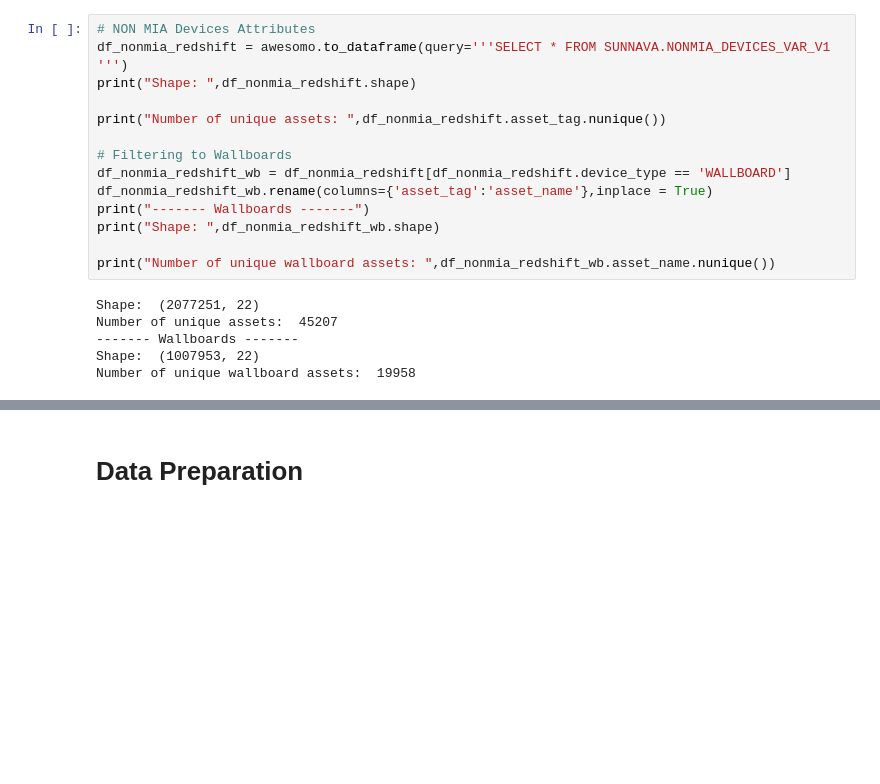
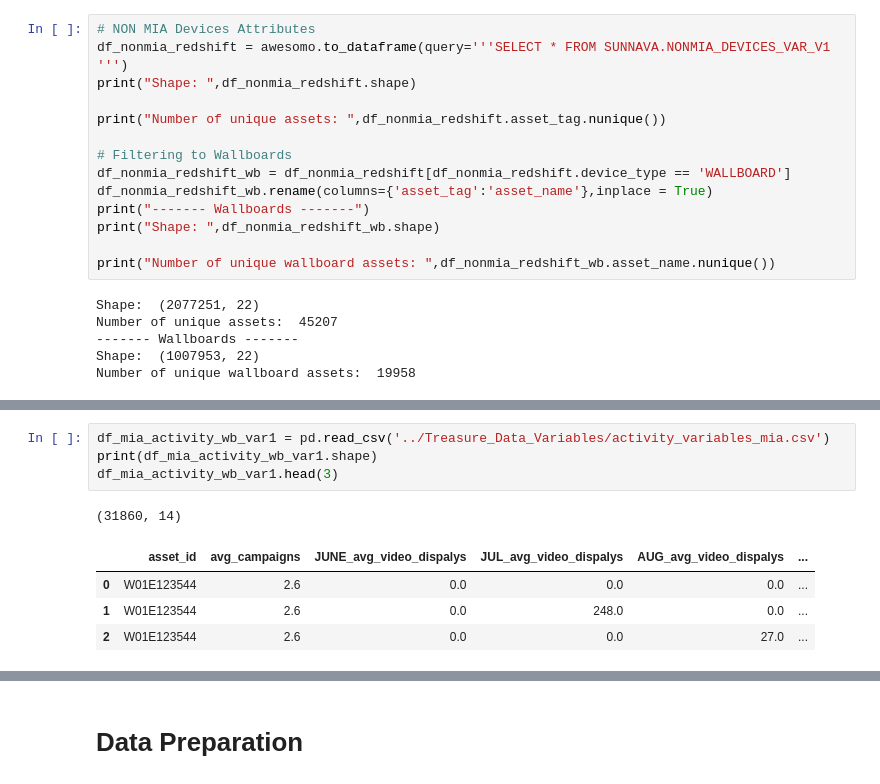
Before and after one commit to oh-swetha-unnava/MIA_Analysis, a Jupyter notebook: Wallboard/JupyterNotebooks/Wallboard_dataprep.ipynb, the cells around one changed output, grey strips where cells are left out. Saved outputs shown, nothing was run; the diff lists cells and outputs as text; blank space fills up the shorter version.

```diff
--- a/Wallboard/JupyterNotebooks/Wallboard_dataprep.ipynb
+++ b/Wallboard/JupyterNotebooks/Wallboard_dataprep.ipynb
@@ -63,0 +80,10 @@ Number of unique wallboard assets:  19958
+# %%
+df_mia_activity_wb_var1 = pd.read_csv('../Treasure_Data_Variables/activity_variables_mia.csv')
+print(df_mia_activity_wb_var1.shape)
+df_mia_activity_wb_var1.head(3)
+# %% [output]
+(31860, 14)
+|  | asset_id | avg_campaigns | JUNE_avg_video_dispalys | JUL_avg_video_dispalys | AUG_avg_video_dispalys | ... |
+| 0 | W01E123544 | 2.6 | 0.0 | 0.0 | 0.0 | ... |
+| 1 | W01E123544 | 2.6 | 0.0 | 248.0 | 0.0 | ... |
+| 2 | W01E123544 | 2.6 | 0.0 | 0.0 | 27.0 | ... |
```
Also changed, not shown: parts of 56 cells of this notebook.
